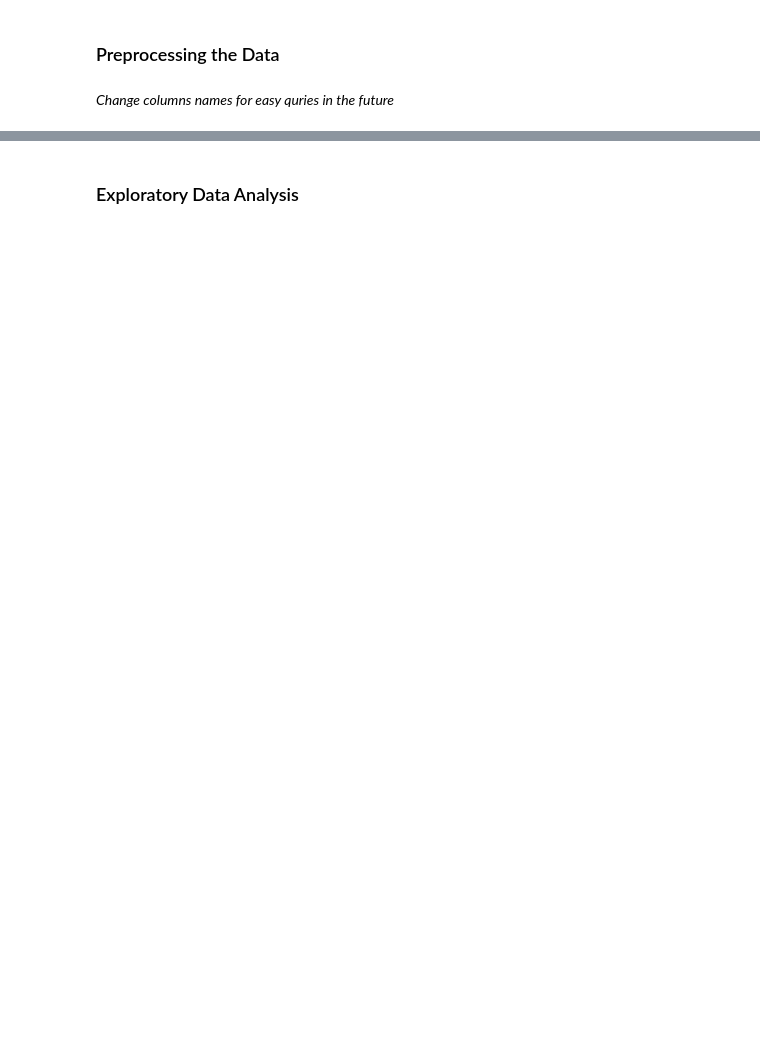
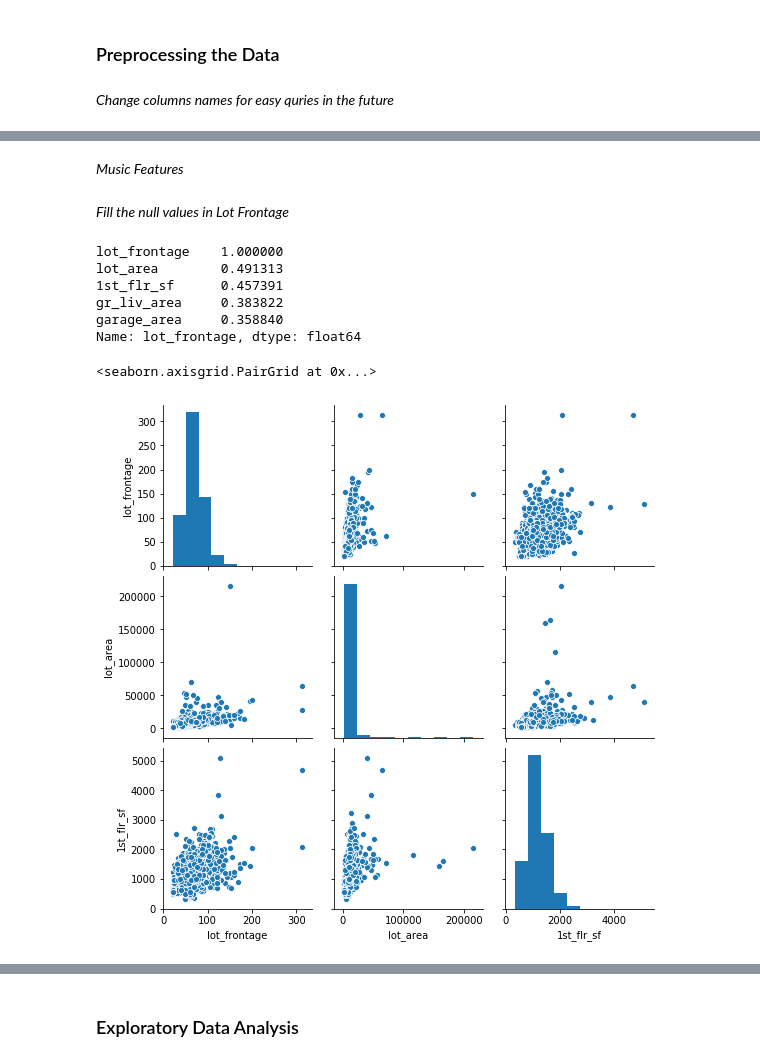
Before and after one commit to Alexisranyan/Ames_housing, a Jupyter notebook: EDA.ipynb, the cells around one changed output, grey strips where cells are left out. Cells and saved outputs as stored; diff of their text form; code cells hidden in the pictures; blank space fills up the shorter version.

```diff
--- a/EDA.ipynb
+++ b/EDA.ipynb
@@ -105,0 +144,3 @@ KeyError: "['order' 'pid'] not found in axis"
+# %%
+# The null values in the garage_type can be simply changed to string 'no_garage'
+ames_df.loc[ames_df['garage_type'].isnull() == True, 'garage_type'] = 'no_garage'
@@ -105,0 +164,2 @@ KeyError: "['order' 'pid'] not found in axis"
+# %%
+ames_df.loc[ames_df['garage_type'] =='no_garage' , 'garage_yr_blt'] = 0
@@ -105,0 +173,25 @@ KeyError: "['order' 'pid'] not found in axis"
+# %%
+# The garage can not be built before the house is built. So I'm gonna use the year_built as the garage_yr_built
+ames_df.loc[ames_df['garage_yr_blt'].isnull(), 'garage_yr_blt'] = ames_df.loc[ames_df['garage_yr_blt'].isnull(), 'year_built']
+# %% [markdown]
+*Music Features*
+# %%
+# since the null valuse in the misc_features are houses without muisc features,
+#I'm going to set the null values to 'no_feature'
+ames_df.loc[ames_df['misc_feature'].isnull() == True, 'misc_feature'] = 'no_feature'
+# %% [markdown]
+*Fill the null values in Lot Frontage*
+# %%
+ames_df.corr()['lot_frontage'].sort_values(ascending = False).head(5)
+# %% [output]
+lot_frontage    1.000000
+lot_area        0.491313
+1st_flr_sf      0.457391
+gr_liv_area     0.383822
+garage_area     0.358840
+Name: lot_frontage, dtype: float64
+# %%
+sns.pairplot(ames_df, vars = ['lot_frontage', 'lot_area', '1st_flr_sf'])
+# %% [output]
+<seaborn.axisgrid.PairGrid at 0x...>
+[figure, added]
```
Also changed, not shown: parts of 52 cells of this notebook, 1 other file.
